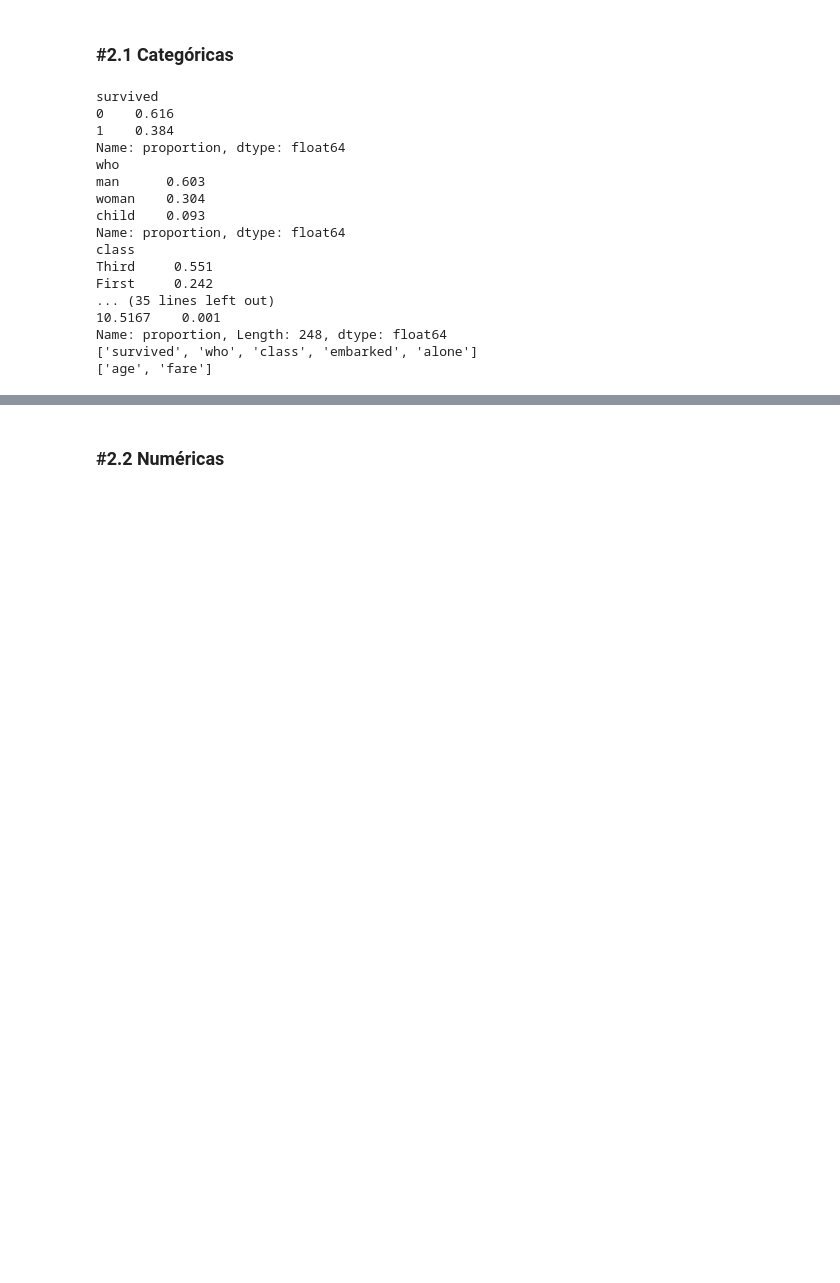
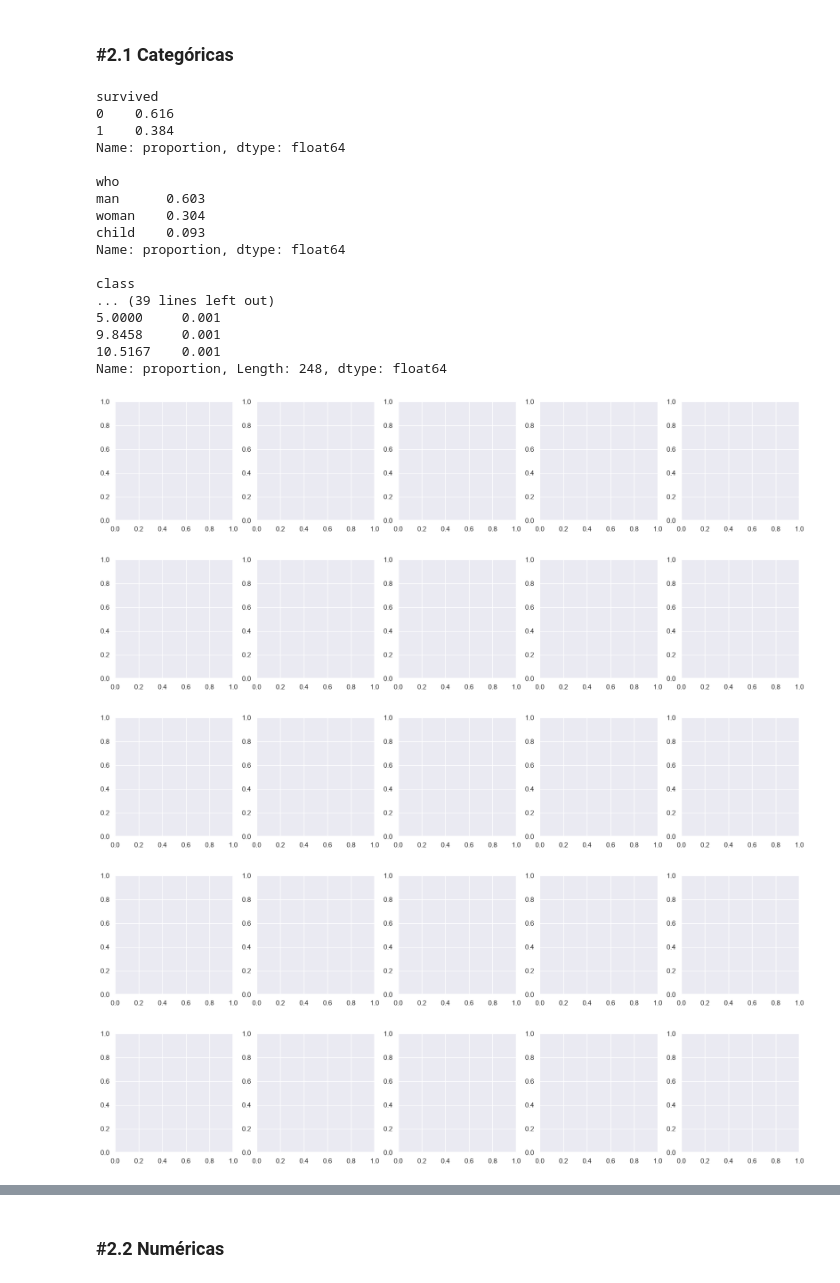
Before and after one commit to quep94/0926_ds_thebridge_ft, a Jupyter notebook: 4-Mates para DS/Ejercicios/Practica_Univariante.ipynb, the cells around one changed output, grey strips where cells are left out. Saved outputs shown, nothing was run; the diff lists cells and outputs as text; code cells hidden in the pictures; blank space fills up the shorter version.

```diff
--- a/4-Mates para DS/Ejercicios/Practica_Univariante.ipynb
+++ b/4-Mates para DS/Ejercicios/Practica_Univariante.ipynb
@@ -122,31 +122,37 @@ Separa el análisis en categóricas (incluyendo binarias) y numéricas. Muestra
 # %%
 sns.set_theme(style="darkgrid")
 
 cat_vars = ["survived", "who", "class", "embarked", "alone"]
 num_vars = ["age", "fare"]
 
 for col in cat_vars:
-    print(df_titanic[col].value_counts(normalize=True).round(3))
+    print(df_titanic[col].value_counts(normalize=True).round(3),"\n")
+    fig, axes = plt.subplots(1, 5, figsize=(20, 3.5))
+
 for col in num_vars:
-    print(df_titanic[col].value_counts(normalize=True).round(3))
-
-print(cat_vars)
-print(num_vars)
+    print(df_titanic[col].value_counts(normalize=True).round(3),"\n")
+    fig, axes = plt.subplots(1, 5, figsize=(20, 3.5))
+plt.show()
 # %% [output]
 survived
 0    0.616
 1    0.384
 Name: proportion, dtype: float64
+
 who
 man      0.603
 woman    0.304
 child    0.093
 Name: proportion, dtype: float64
+
 class
-Third     0.551
-First     0.242
-... (35 lines left out)
+... (39 lines left out)
+5.0000     0.001
+9.8458     0.001
 10.5167    0.001
 Name: proportion, Length: 248, dtype: float64
-['survived', 'who', 'class', 'embarked', 'alone']
-['age', 'fare']
+[figure, added]
+[figure, added]
+[figure, added]
+[figure, added]
+[figure, added]
```
Also changed, not shown: parts of 1 cell of this notebook.
